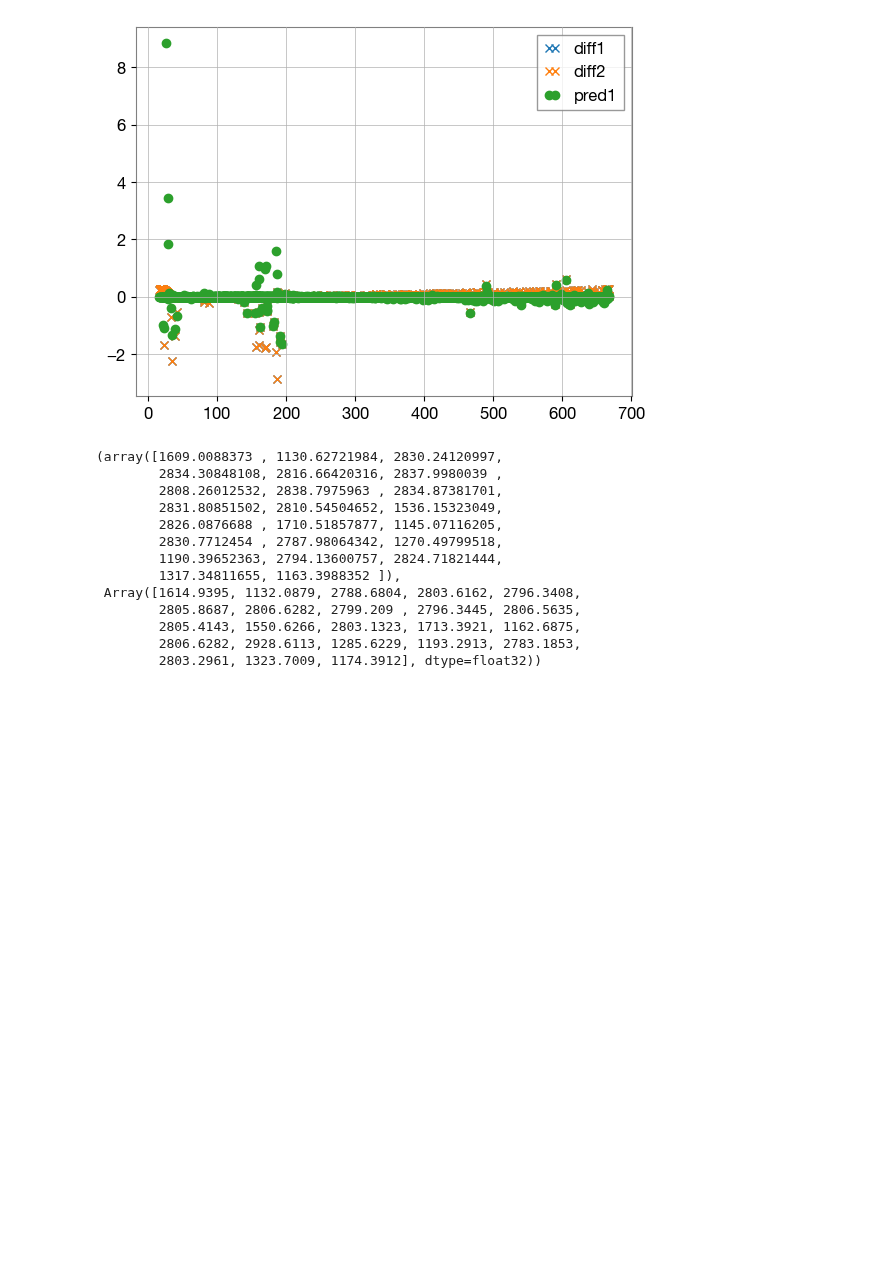
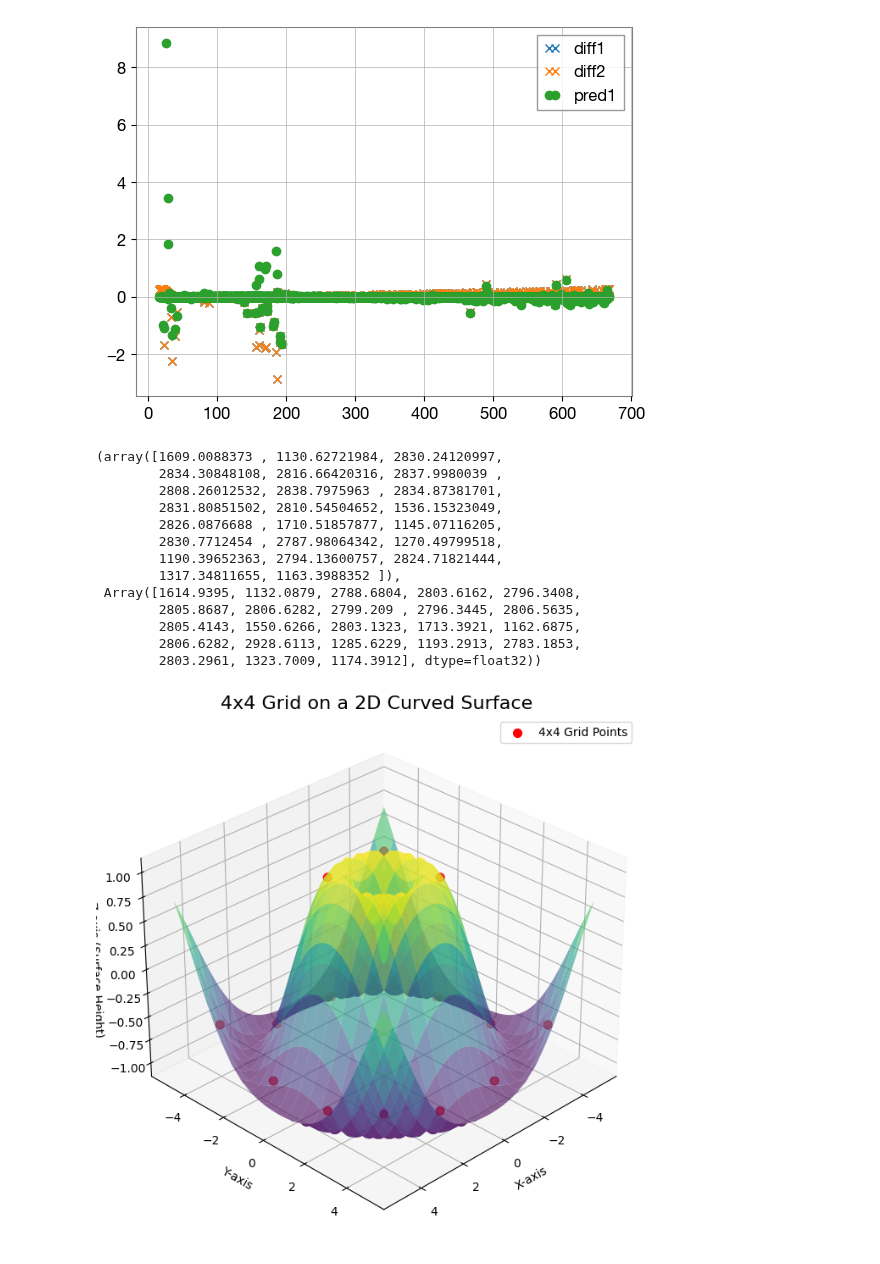
Before and after one commit to hemantaph/gwsnr, a Jupyter notebook: devdir/catmull_rom_spline copy 2.ipynb, the cells around one changed output. Cells and saved outputs as stored; diff of their text form; code cells hidden in the pictures; blank space fills up the shorter version.

```diff
--- a/devdir/catmull_rom_spline copy 2.ipynb
+++ b/devdir/catmull_rom_spline copy 2.ipynb
@@ -611,3 +1052,61 @@ snr_true[idx][idx_no], snr_batch[idx][idx_no]
         2805.4143, 1550.6266, 2803.1323, 1713.3921, 1162.6875,
         2806.6282, 2928.6113, 1285.6229, 1193.2913, 2783.1853,
         2803.2961, 1323.7009, 1174.3912], dtype=float32))
+# %%
+import numpy as np
+import matplotlib.pyplot as plt
+
+def plot_grid_on_surface():
+    """
+    Generates and displays a 3D plot of a 4x4 grid of points
+    on a 2D curved surface.
+    """
+    # 1. Define the curved surface function
+    # z = f(x, y). You can change this function to create different surfaces.
+    def surface_function(x, y):
+        return np.sin(np.sqrt(x**2 + y**2))
+
+    # --- Plotting the Continuous Surface for Context ---
+    # Create a dense grid for a smooth surface plot
+    x_surface = np.linspace(-5, 5, 100)
+    y_surface = np.linspace(-5, 5, 100)
+    X_surface, Y_surface = np.meshgrid(x_surface, y_surface)
+    Z_surface = surface_function(X_surface, Y_surface)
+
+    # --- Defining the 4x4 Grid Points ---
+    # Create a 4x4 grid in the x-y plane
+    num_points = 4
+    x_points = np.linspace(-4, 4, num_points)
+    y_points = np.linspace(-4, 4, num_points)
+    X_points, Y_points = np.meshgrid(x_points, y_points)
+
+    # Calculate the z-coordinates for the grid points to place them on the surface
+    Z_points = surface_function(X_points, Y_points)
+
+    # 2. Create the 3D Plot
+    fig = plt.figure(figsize=(10, 8))
+    ax = fig.add_subplot(projection='3d')
+
+    # Plot the smooth, continuous surface (make it semi-transparent)
+    ax.plot_surface(X_surface, Y_surface, Z_surface, cmap='viridis', alpha=0.6, rstride=5, cstride=5)
+
+    # Plot the 4x4 grid points on top of the surface
+    # Using a different color and larger size to make them stand out
+    ax.scatter(X_points, Y_points, Z_points, color='red', s=50, depthshade=True, label='4x4 Grid Points')
+
+    # 3. Customize the plot
+    ax.set_title("4x4 Grid on a 2D Curved Surface", fontsize=16)
+    ax.set_xlabel("X-axis")
+    ax.set_ylabel("Y-axis")
+    ax.set_zlabel("Z-axis (Surface Height)")
+    ax.legend()
+    ax.view_init(elev=30, azim=45) # Adjust viewing angle
+
+    # Show the plot
+    plt.show()
+
+# Run the function to generate the plot
+if __name__ == '__main__':
+    plot_grid_on_surface()
+# %% [output]
+[figure, added]
```
Also changed, not shown: parts of 12 cells of this notebook, 8 other files.
